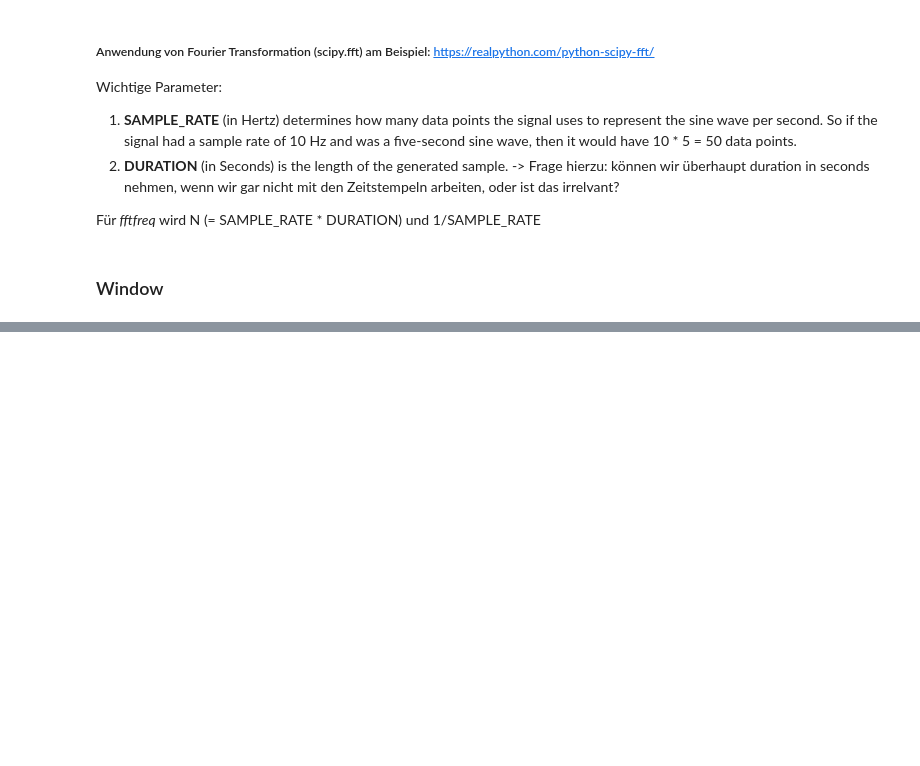
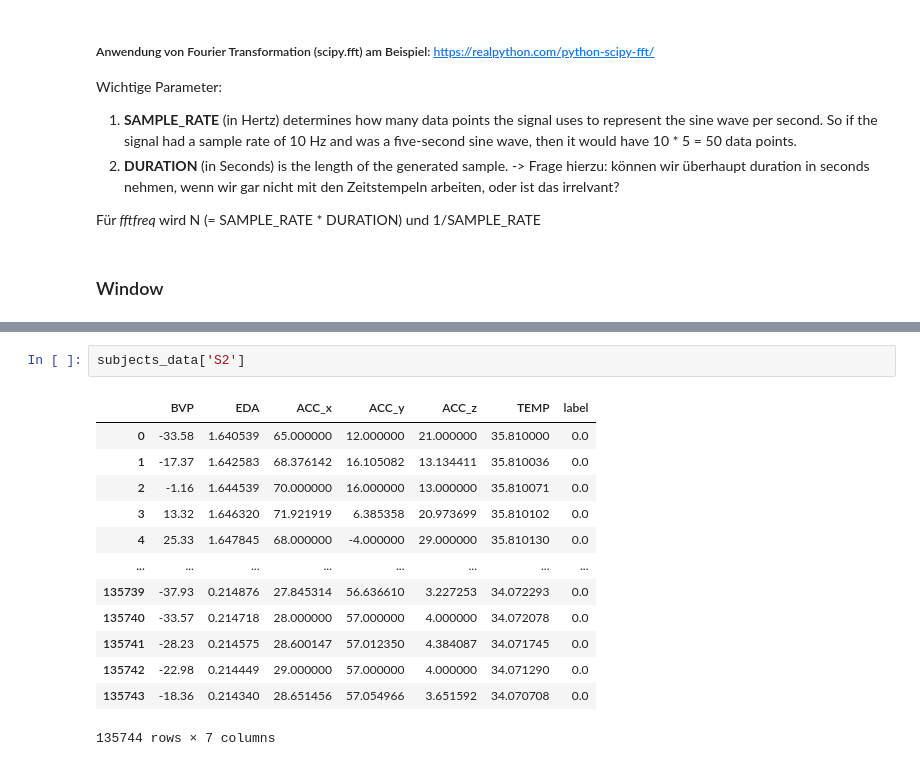
Before and after one commit to peasypi/Stress-Detection-From-Wearables, a Jupyter notebook: code/data_preprocessing.ipynb, the cells around one changed output, grey strips where cells are left out. Drawn from its saved outputs; the diff is of its cells as text; blank space fills up the shorter version.

```diff
--- a/code/data_preprocessing.ipynb
+++ b/code/data_preprocessing.ipynb
@@ -276,0 +188,16 @@ df[window_len*i:window_len*(i+1)]
+# %%
+subjects_data['S2']
+# %% [output]
+|  | BVP | EDA | ACC_x | ACC_y | ACC_z | TEMP | label |
+| 0 | -33.58 | 1.640539 | 65.000000 | 12.000000 | 21.000000 | 35.810000 | 0.0 |
+| 1 | -17.37 | 1.642583 | 68.376142 | 16.105082 | 13.134411 | 35.810036 | 0.0 |
+| 2 | -1.16 | 1.644539 | 70.000000 | 16.000000 | 13.000000 | 35.810071 | 0.0 |
+| 3 | 13.32 | 1.646320 | 71.921919 | 6.385358 | 20.973699 | 35.810102 | 0.0 |
+| 4 | 25.33 | 1.647845 | 68.000000 | -4.000000 | 29.000000 | 35.810130 | 0.0 |
+| ... | ... | ... | ... | ... | ... | ... | ... |
+| 135739 | -37.93 | 0.214876 | 27.845314 | 56.636610 | 3.227253 | 34.072293 | 0.0 |
+| 135740 | -33.57 | 0.214718 | 28.000000 | 57.000000 | 4.000000 | 34.072078 | 0.0 |
+| 135741 | -28.23 | 0.214575 | 28.600147 | 57.012350 | 4.384087 | 34.071745 | 0.0 |
+| 135742 | -22.98 | 0.214449 | 29.000000 | 57.000000 | 4.000000 | 34.071290 | 0.0 |
+| 135743 | -18.36 | 0.214340 | 28.651456 | 57.054966 | 3.651592 | 34.070708 | 0.0 |
+135744 rows × 7 columns
```
Also changed, not shown: parts of 40 cells of this notebook, 2 other files.
